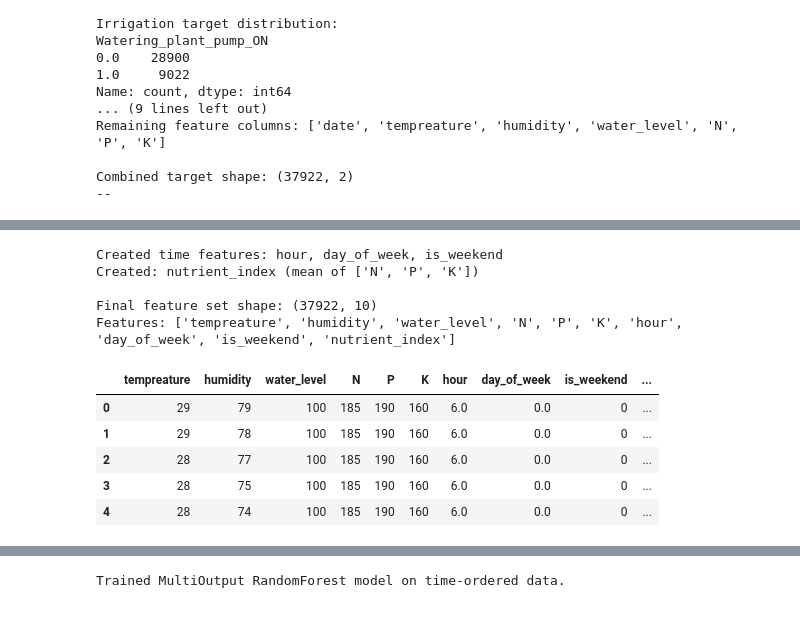
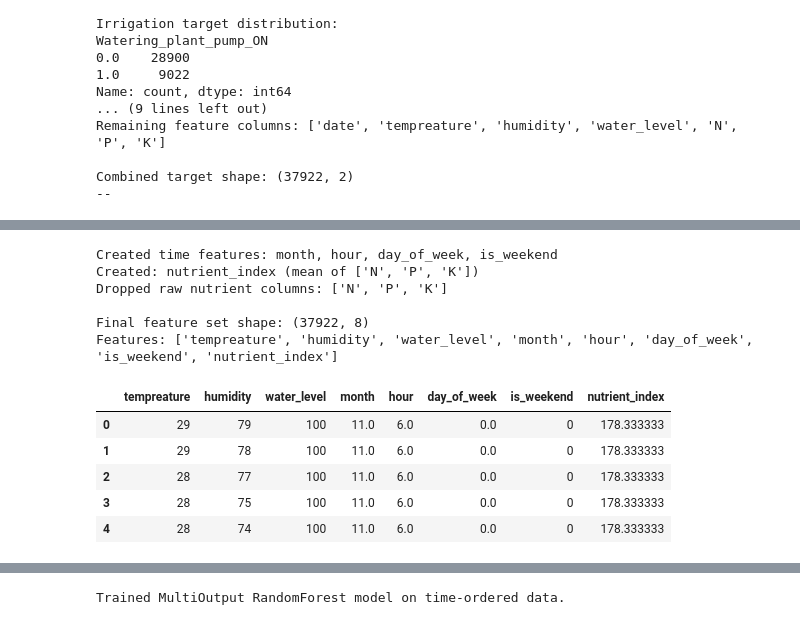
Before and after one commit to BrajanGjorga/Smart-Agriculture, a Jupyter notebook: notebooks/Irrigation_TimeSeries.ipynb, the cells around one changed output, grey strips where cells are left out. Cells and saved outputs as stored; diff of their text form; code cells hidden in the pictures.

Commit message:
update model and app

```diff
--- a/notebooks/Irrigation_TimeSeries.ipynb
+++ b/notebooks/Irrigation_TimeSeries.ipynb
@@ -196,0 +209,30 @@ Combined target shape: (37922, 2)
+# %%
+# Raw feature columns (sensors + nutrients; exclude date)
+raw_feature_cols = ["tempreature", "humidity", "water_level", "N", "P", "K"]
+# Ensure we have date for time axis (df still has it before feature engineering drops it)
+df_plot = df[["date"] + raw_feature_cols].copy()
+df_plot["date"] = pd.to_datetime(df_plot["date"])
+
+# Sample for faster plotting if dataset is large
+n_plot = min(5000, len(df_plot))
+df_sampled = df_plot.iloc[::max(1, len(df_plot) // n_plot)]
+
+fig, axes = plt.subplots(3, 2, figsize=(12, 10))
+axes = axes.flatten()
+for i, col in enumerate(raw_feature_cols):
+    axes[i].plot(df_sampled["date"], df_sampled[col], alpha=0.7, linewidth=0.5)
+    axes[i].set_title(col)
+    axes[i].set_xlabel("Date")
+    axes[i].tick_params(axis="x", rotation=45)
+plt.suptitle("Sensor and nutrient values over time (sampled)", fontsize=12)
+plt.tight_layout()
+plt.show()
+
+# Correlation matrix: raw features (sensors + N, P, K)
+raw_df = df[raw_feature_cols]
+corr_raw = raw_df.corr()
+plt.figure(figsize=(8, 6))
+sns.heatmap(corr_raw, annot=True, fmt=".2f", cmap="RdBu_r", center=0, square=True)
+plt.title("Correlation matrix — raw features (tempreature, humidity, water_level, N, P, K)")
+plt.tight_layout()
+plt.show()
@@ -197,41 +246,46 @@ Combined target shape: (37922, 2)
 # %%
 # 4. Time Feature Engineering (same as base, time-aware)
 
-# Extract time-based features from date column
+# Extract time-based features from date column (including month for seasonality)
 if date_cols:
     date_col = date_cols[0]
+    df["month"] = df[date_col].dt.month
     df["hour"] = df[date_col].dt.hour
     df["day_of_week"] = df[date_col].dt.dayofweek
     df["is_weekend"] = (df["day_of_week"] >= 5).astype(int)
-    print("Created time features: hour, day_of_week, is_weekend")
+    print("Created time features: month, hour, day_of_week, is_weekend")
 
-    # Optional: drop the original date column if not needed as a raw feature
+    # Drop the original date column
     df = df.drop(columns=[date_col])
 
-# Create nutrient index (same idea as base notebook)
+# Create nutrient index from N, P, K (single feature to avoid multicollinearity)
 nutrient_cols = [
     col
     for col in df.columns
     if col.upper() in ["N", "P", "K"]
     or any(n in col.upper() for n in ["NITRO", "PHOS", "POTASS"])
 ]
 if len(nutrient_cols) >= 2:
     df["nutrient_index"] = df[nutrient_cols].mean(axis=1)
     print(f"Created: nutrient_index (mean of {nutrient_cols})")
+    # Drop N, P, K so the model uses only nutrient_index
+    df = df.drop(columns=nutrient_cols)
+    print(f"Dropped raw nutrient columns: {nutrient_cols}")
 
 print("\nFinal feature set shape:", df.shape)
 print("Features:", list(df.columns))
 
 df.head()
 # %% [output]
-Created time features: hour, day_of_week, is_weekend
+Created time features: month, hour, day_of_week, is_weekend
 Created: nutrient_index (mean of ['N', 'P', 'K'])
+Dropped raw nutrient columns: ['N', 'P', 'K']
 
-Final feature set shape: (37922, 10)
-Features: ['tempreature', 'humidity', 'water_level', 'N', 'P', 'K', 'hour', 'day_of_week', 'is_weekend', 'nutrient_index']
+Final feature set shape: (37922, 8)
+Features: ['tempreature', 'humidity', 'water_level', 'month', 'hour', 'day_of_week', 'is_weekend', 'nutrient_index']
-|  | tempreature | humidity | water_level | N | P | K | hour | day_of_week | is_weekend | ... |
-| 0 | 29 | 79 | 100 | 185 | 190 | 160 | 6.0 | 0.0 | 0 | ... |
-| 1 | 29 | 78 | 100 | 185 | 190 | 160 | 6.0 | 0.0 | 0 | ... |
-| 2 | 28 | 77 | 100 | 185 | 190 | 160 | 6.0 | 0.0 | 0 | ... |
-| 3 | 28 | 75 | 100 | 185 | 190 | 160 | 6.0 | 0.0 | 0 | ... |
-| 4 | 28 | 74 | 100 | 185 | 190 | 160 | 6.0 | 0.0 | 0 | ... |
+|  | tempreature | humidity | water_level | month | hour | day_of_week | is_weekend | nutrient_index |
+| 0 | 29 | 79 | 100 | 11.0 | 6.0 | 0.0 | 0 | 178.333333 |
+| 1 | 29 | 78 | 100 | 11.0 | 6.0 | 0.0 | 0 | 178.333333 |
+| 2 | 28 | 77 | 100 | 11.0 | 6.0 | 0.0 | 0 | 178.333333 |
+| 3 | 28 | 75 | 100 | 11.0 | 6.0 | 0.0 | 0 | 178.333333 |
+| 4 | 28 | 74 | 100 | 11.0 | 6.0 | 0.0 | 0 | 178.333333 |
```
Also changed, not shown: parts of 25 cells of this notebook, 5 other files.
